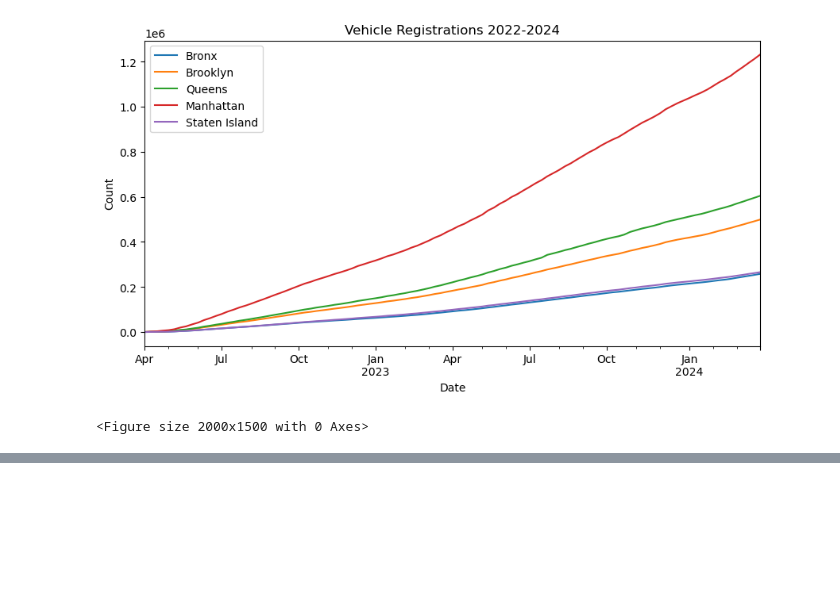
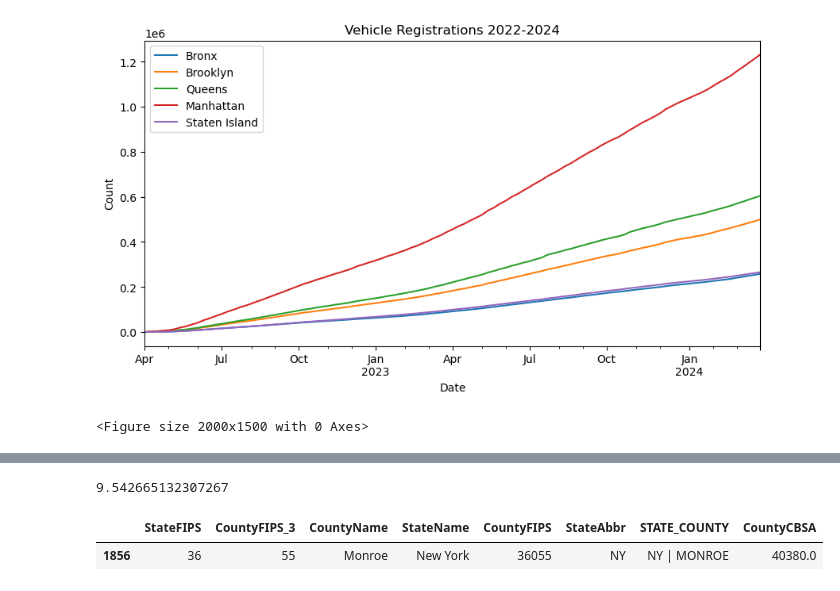
Before and after one commit to heidthecamp/CU-VIRT-AI-PT-03-2024-U-LOLC-PROJECT-1, a Jupyter notebook: displaying_data.ipynb, the cells around one changed output, grey strips where cells are left out. Drawn from its saved outputs; the diff is of its cells as text; code cells hidden in the pictures; blank space fills up the shorter version.

```diff
--- a/displaying_data.ipynb
+++ b/displaying_data.ipynb
@@ -248,0 +312,15 @@ nyc_gas.head()
+# %%
+rochester_fips = fips[(fips['CountyName'].isin(['Monroe'])) & (fips['StateName'].str.contains('New York'))]
+for county in rochester_fips['CountyCBSA'].values:
+    rochester_walkindex = pd.concat([walkability_df, walkability_df[
+        walkability_df['CBSA'] == county
+    ]])
+
+rochester_walkindex['NatWalkInd'].mean()
+# %% [output]
+9.542665132307267
+# %%
+rochester_fips
+# %% [output]
+|  | StateFIPS | CountyFIPS_3 | CountyName | StateName | CountyFIPS | StateAbbr | STATE_COUNTY | CountyCBSA |
+| 1856 | 36 | 55 | Monroe | New York | 36055 | NY | NY | MONROE | 40380.0 |
```
Also changed, not shown: parts of 16 cells of this notebook.
